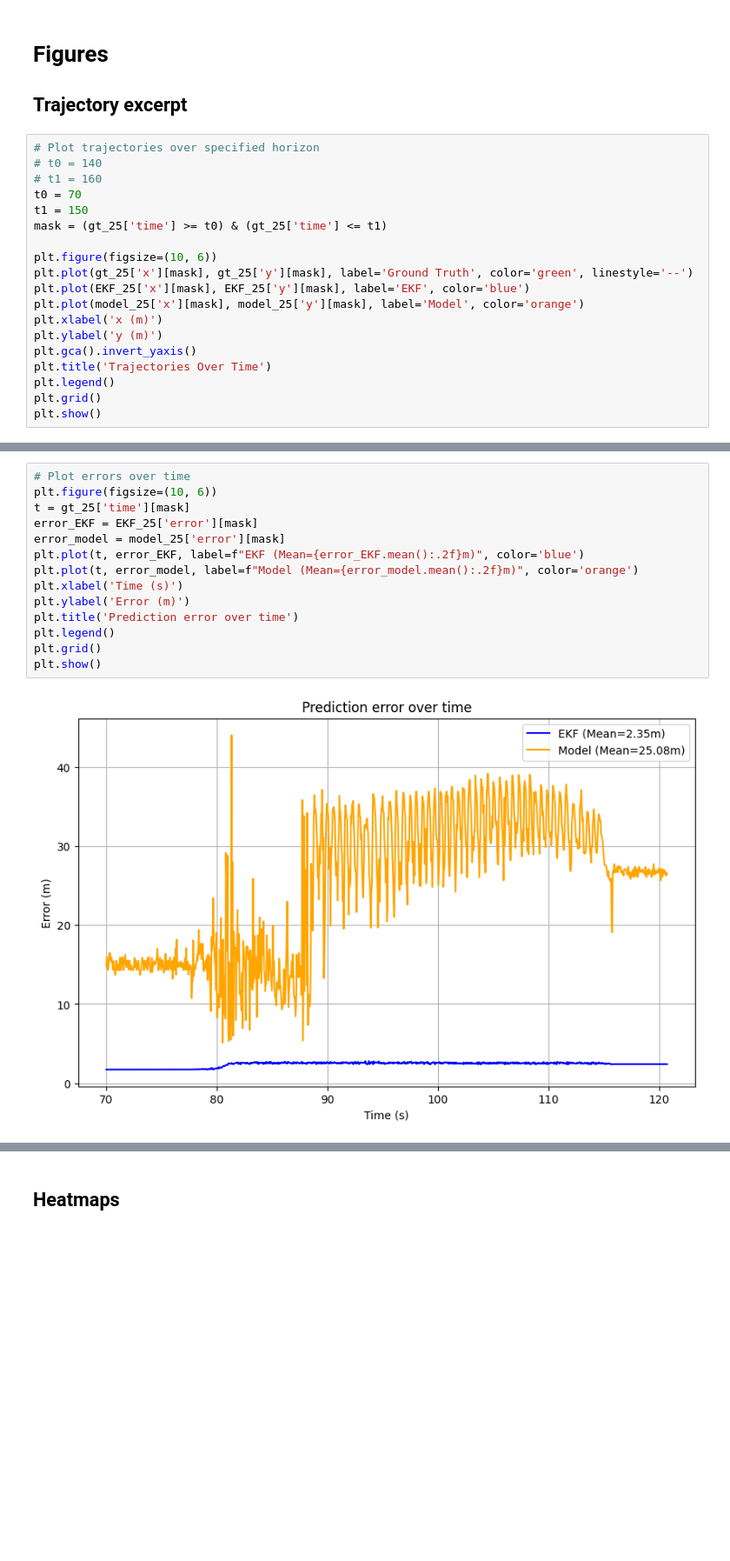
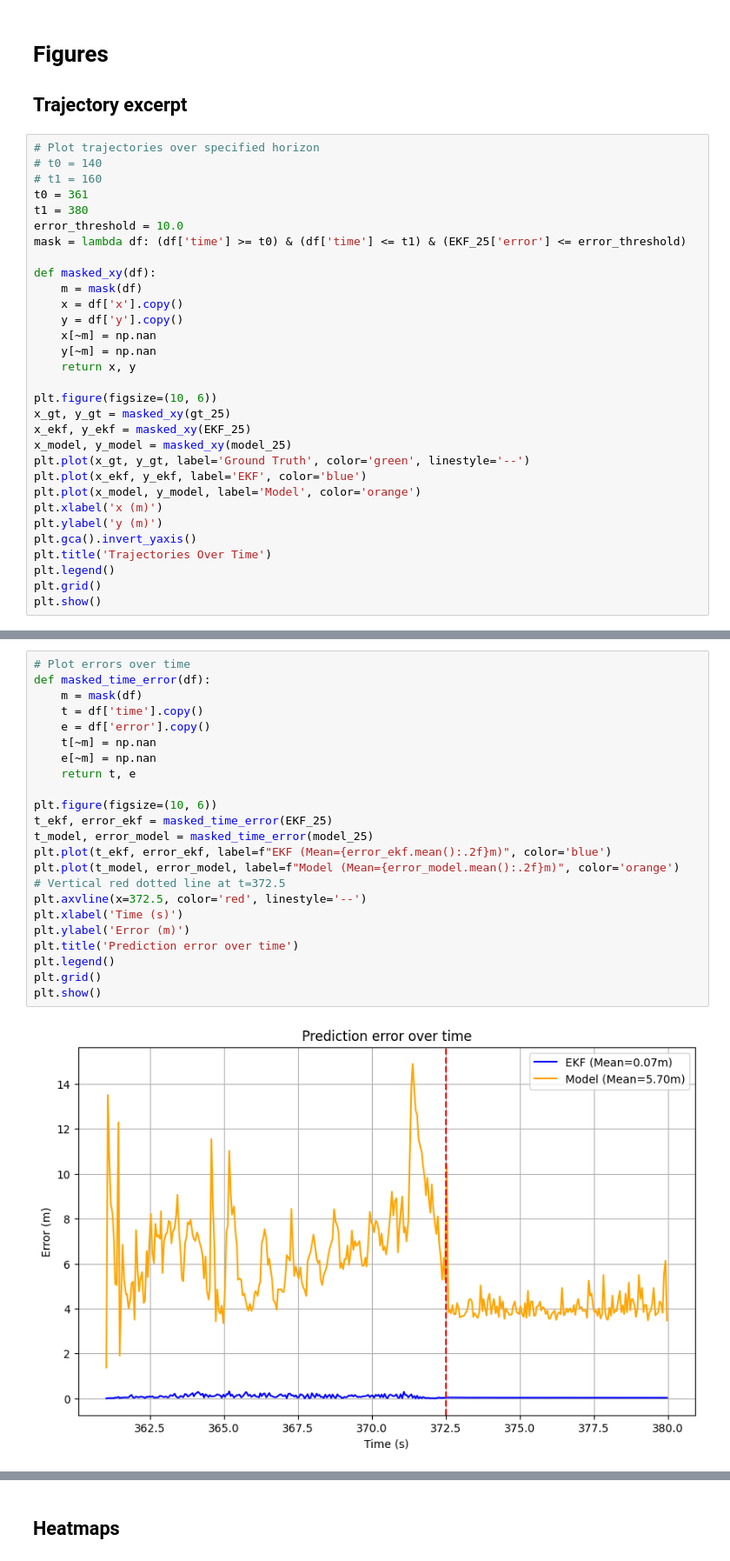
Before and after one commit to Henrique-BO/CarAware, a Jupyter notebook: notebooks/trajectories.ipynb, the cells around one changed output, grey strips where cells are left out. Shown at 87% size. Cells and saved outputs as stored; diff of their text form; blank space fills up the shorter version.

```diff
--- a/notebooks/trajectories.ipynb
+++ b/notebooks/trajectories.ipynb
@@ -81,14 +137,26 @@ gt_25.head(), EKF_25.head(), model_25.head()
 # Plot trajectories over specified horizon
 # t0 = 140
 # t1 = 160
-t0 = 70
-t1 = 150
-mask = (gt_25['time'] >= t0) & (gt_25['time'] <= t1)
+t0 = 361
+t1 = 380
+error_threshold = 10.0
+mask = lambda df: (df['time'] >= t0) & (df['time'] <= t1) & (EKF_25['error'] <= error_threshold)
+
+def masked_xy(df):
+    m = mask(df)
+    x = df['x'].copy()
+    y = df['y'].copy()
+    x[~m] = np.nan
+    y[~m] = np.nan
+    return x, y
 
 plt.figure(figsize=(10, 6))
-plt.plot(gt_25['x'][mask], gt_25['y'][mask], label='Ground Truth', color='green', linestyle='--')
-plt.plot(EKF_25['x'][mask], EKF_25['y'][mask], label='EKF', color='blue')
-plt.plot(model_25['x'][mask], model_25['y'][mask], label='Model', color='orange')
+x_gt, y_gt = masked_xy(gt_25)
+x_ekf, y_ekf = masked_xy(EKF_25)
+x_model, y_model = masked_xy(model_25)
+plt.plot(x_gt, y_gt, label='Ground Truth', color='green', linestyle='--')
+plt.plot(x_ekf, y_ekf, label='EKF', color='blue')
+plt.plot(x_model, y_model, label='Model', color='orange')
 plt.xlabel('x (m)')
 plt.ylabel('y (m)')
 plt.gca().invert_yaxis()
@@ -101,18 +169,27 @@ plt.show()
 # %%
 # Plot errors over time
+def masked_time_error(df):
+    m = mask(df)
+    t = df['time'].copy()
+    e = df['error'].copy()
+    t[~m] = np.nan
+    e[~m] = np.nan
+    return t, e
+
 plt.figure(figsize=(10, 6))
-t = gt_25['time'][mask]
-error_EKF = EKF_25['error'][mask]
-error_model = model_25['error'][mask]
-plt.plot(t, error_EKF, label=f"EKF (Mean={error_EKF.mean():.2f}m)", color='blue')
-plt.plot(t, error_model, label=f"Model (Mean={error_model.mean():.2f}m)", color='orange')
+t_ekf, error_ekf = masked_time_error(EKF_25)
+t_model, error_model = masked_time_error(model_25)
+plt.plot(t_ekf, error_ekf, label=f"EKF (Mean={error_ekf.mean():.2f}m)", color='blue')
+plt.plot(t_model, error_model, label=f"Model (Mean={error_model.mean():.2f}m)", color='orange')
+# Vertical red dotted line at t=372.5
+plt.axvline(x=372.5, color='red', linestyle='--')
 plt.xlabel('Time (s)')
 plt.ylabel('Error (m)')
 plt.title('Prediction error over time')
 plt.legend()
 plt.grid()
 plt.show()
 # %% [output]
-[figure, old version]
+[figure, new version]
 # %%
 # Plot 1: EKF_x vs GT_x
```
Also changed, not shown: parts of 23 cells of this notebook, 8 other files.
